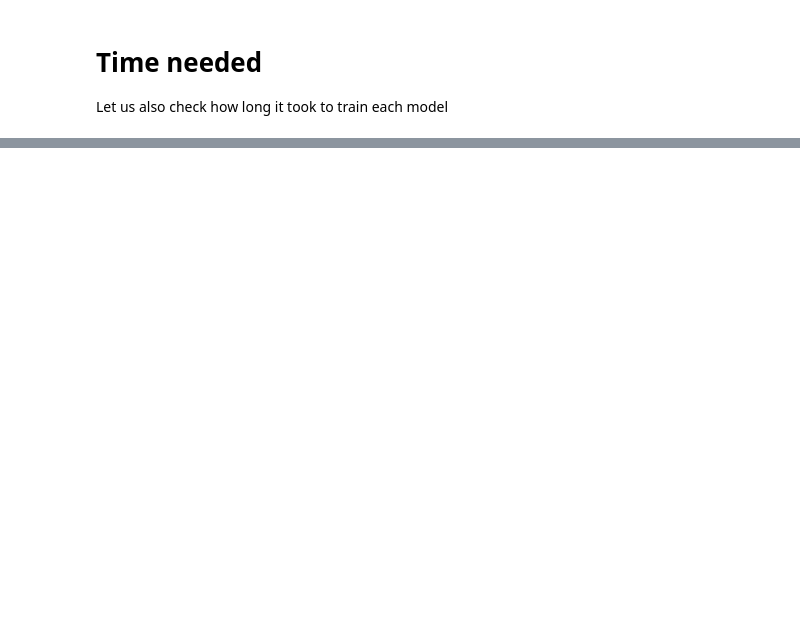
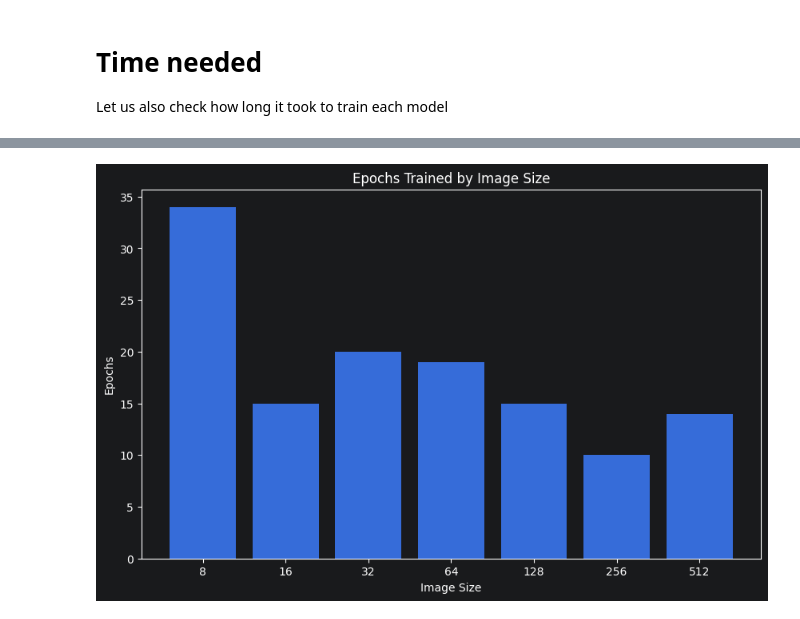
Before and after one commit to ITT-26/assignment-05-cnn-PatrickGraf99, a Jupyter notebook: 01-hyperparameters/img_size.ipynb, the cells around one changed output, grey strips where cells are left out. Drawn from its saved outputs; the diff is of its cells as text; code cells hidden in the pictures; blank space fills up the shorter version.

```diff
--- a/01-hyperparameters/img_size.ipynb
+++ b/01-hyperparameters/img_size.ipynb
@@ -364,0 +371,3 @@ We do see that training time decreases at first but then increases again. One lo
+# %%
+for size in IMG_SIZES:
+    print(models[size].summary())
@@ -364,0 +519,17 @@ We do see that training time decreases at first but then increases again. One lo
+# %%
+sizes = IMG_SIZES
+epochs_trained = [
+    len(histories[size].history['loss'])
+    for size in sizes
+]
+
+plt.figure(figsize=(10, 6))
+plt.bar([str(size) for size in sizes], epochs_trained)
+
+plt.title('Epochs Trained by Image Size')
+plt.xlabel('Image Size')
+plt.ylabel('Epochs')
+
+plt.show()
+# %% [output]
+[figure, added]
```
Also changed, not shown: parts of 13 cells of this notebook, 8 other files.
